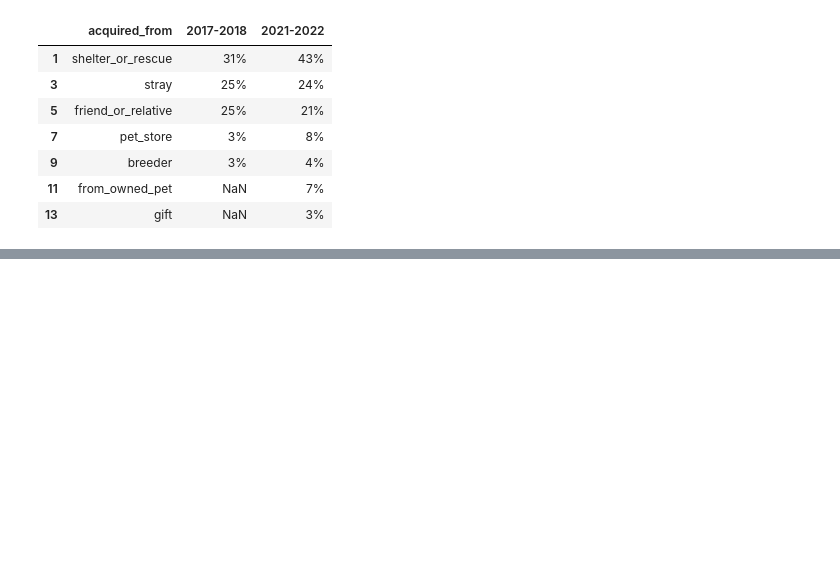
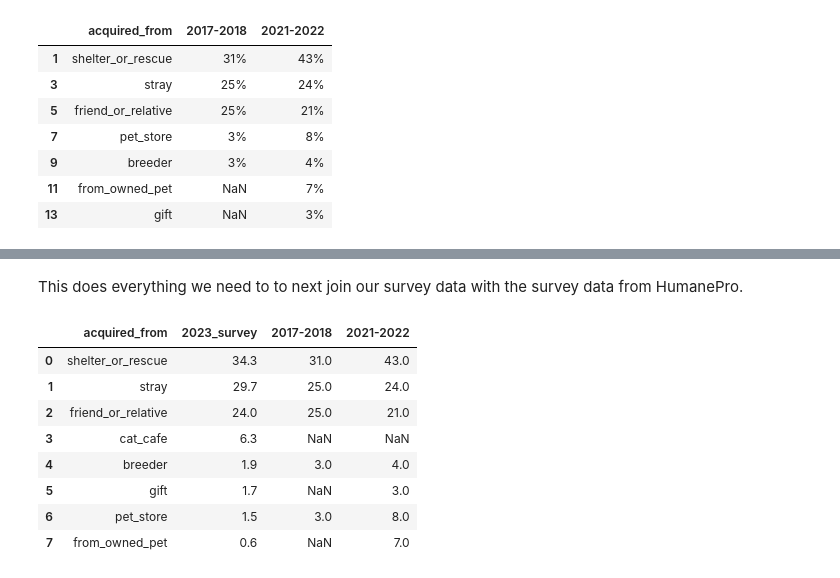
Before and after one commit to BlueKYGirl/purrfect_purrsonalities, a Jupyter notebook: purrfect_purrsonalities.ipynb, the cells around one changed output, grey strips where cells are left out. Cells and saved outputs as stored; diff of their text form; code cells hidden in the pictures; blank space fills up the shorter version.

```diff
--- a/purrfect_purrsonalities.ipynb
+++ b/purrfect_purrsonalities.ipynb
@@ -536,0 +552,3 @@ humane_df
+# %%
+humane_df['2017-2018'] = humane_df['2017-2018'].str.rstrip('%').astype('float')
+humane_df['2021-2022'] = humane_df['2021-2022'].str.rstrip('%').astype('float')
@@ -536,0 +594,4 @@ humane_df
+# %%
+acquired_from_series = (survey_df['acquired_from'].value_counts()/len(survey_df) * 100)
+acquired_from_series = acquired_from_series.round(1)
+print(acquired_from_series)
@@ -536,0 +609,4 @@ humane_df
+# %%
+acquired_from_df = acquired_from_series.to_frame().reset_index()
+acquired_from_df =acquired_from_df.rename(columns={'count' : '2023_survey'})
+acquired_from_df
@@ -536,0 +623,15 @@ humane_df
+# %% [markdown]
+This does everything we need to to next join our survey data with the survey data from HumanePro.
+# %%
+acquired_summary = pd.merge(acquired_from_df, humane_df, how='left', on='acquired_from')
+acquired_summary
+# %% [output]
+|  | acquired_from | 2023_survey | 2017-2018 | 2021-2022 |
+| 0 | shelter_or_rescue | 34.3 | 31.0 | 43.0 |
+| 1 | stray | 29.7 | 25.0 | 24.0 |
+| 2 | friend_or_relative | 24.0 | 25.0 | 21.0 |
+| 3 | cat_cafe | 6.3 | NaN | NaN |
+| 4 | breeder | 1.9 | 3.0 | 4.0 |
+| 5 | gift | 1.7 | NaN | 3.0 |
+| 6 | pet_store | 1.5 | 3.0 | 8.0 |
+| 7 | from_owned_pet | 0.6 | NaN | 7.0 |
```
Also changed, not shown: parts of 13 cells of this notebook.
